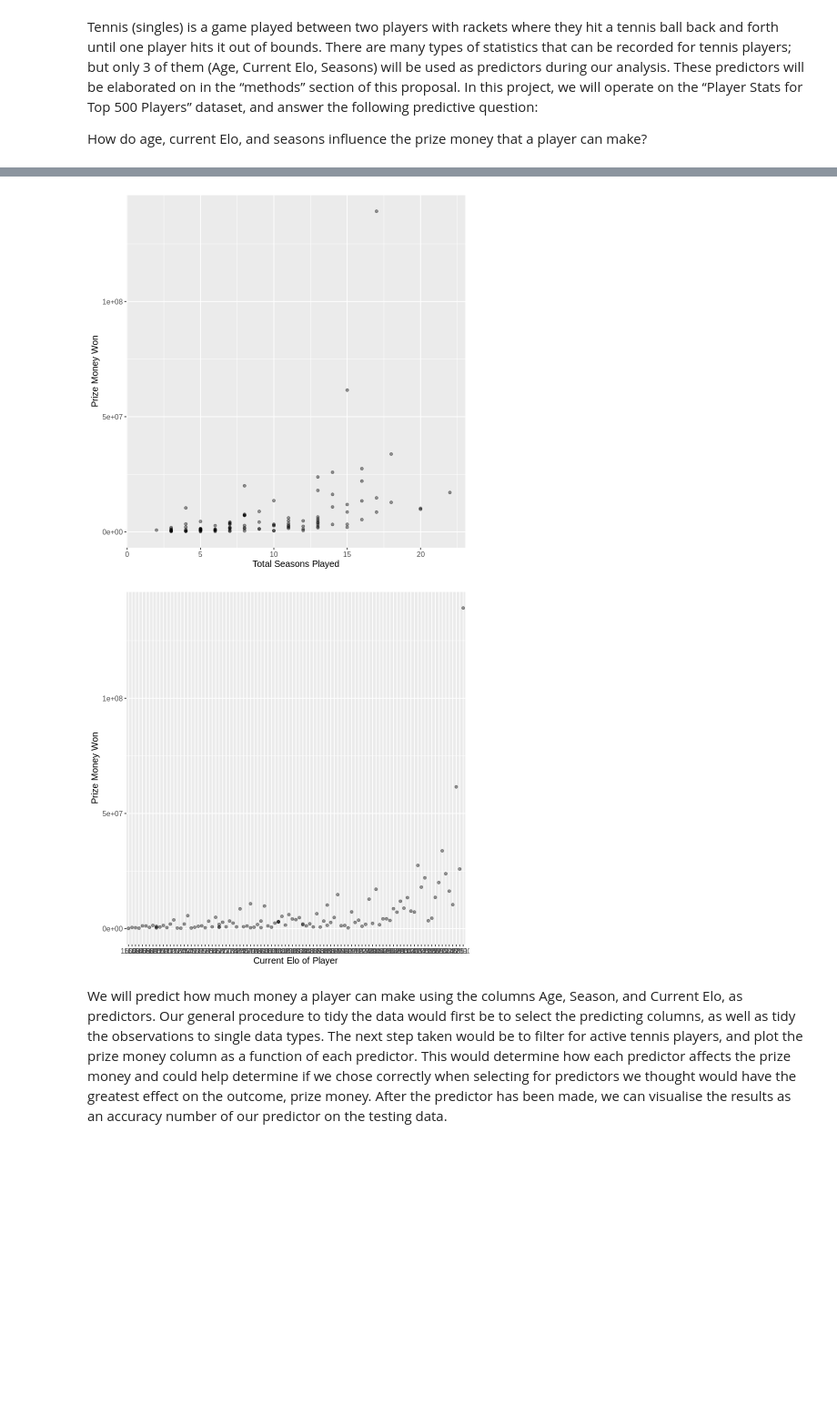
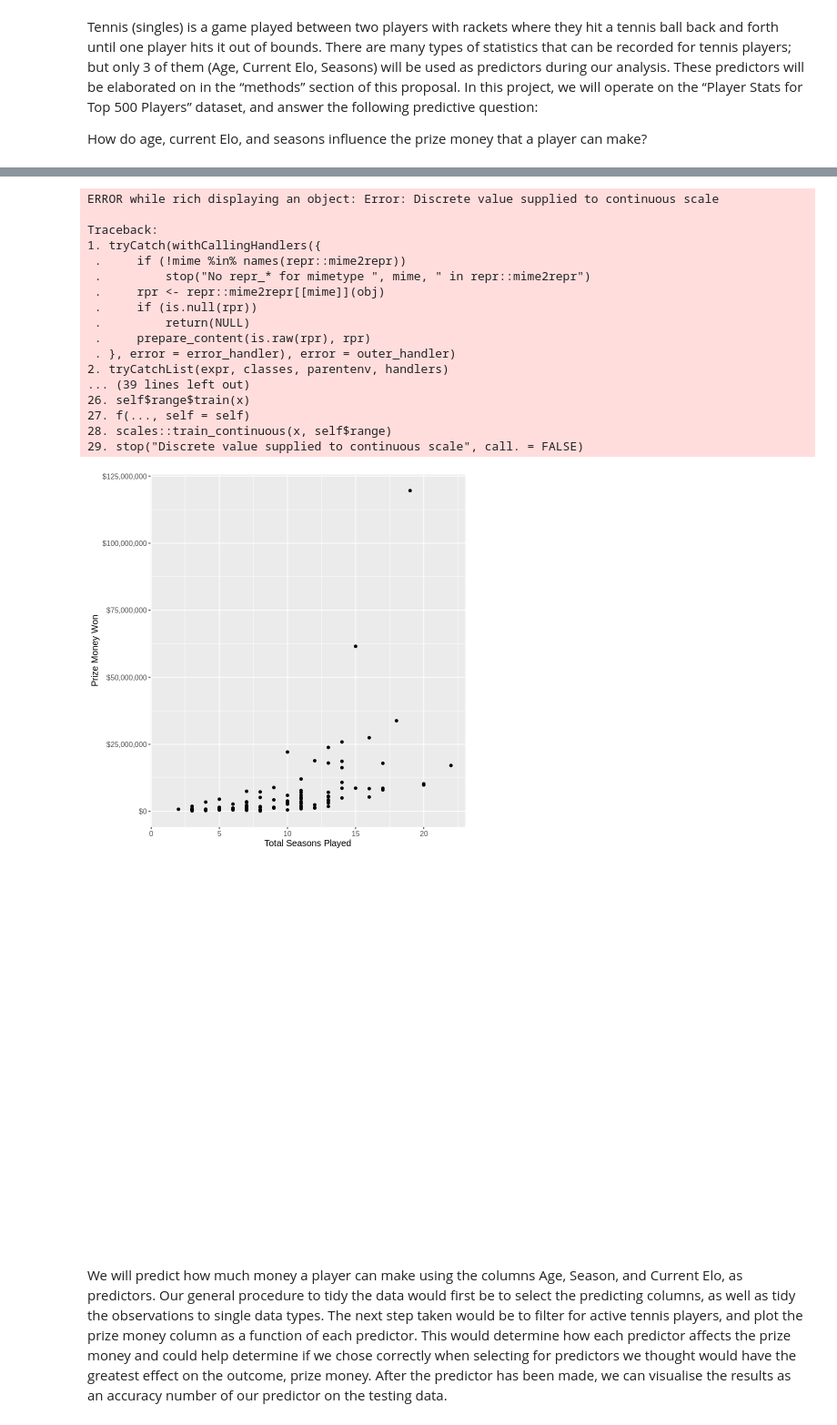
Before and after one commit to harmonyam/dsci100_project, a Jupyter notebook: project_proposal.ipynb, the cells around one changed output, grey strips where cells are left out. Shown at 91% size. Drawn from its saved outputs; the diff is of its cells as text; code cells hidden in the pictures; blank space fills up the shorter version.

Commit message:
Tried to fix plots.

```diff
--- a/project_proposal.ipynb
+++ b/project_proposal.ipynb
@@ -26,27 +26,30 @@ player_stats_test <- testing(player_stats_split)
 player_stats_train
 
 player_age_plot <- ggplot(player_stats_train, aes(x = Age, y = Prize.Money)) +
-  geom_point(alpha = 0.4) +
+  geom_point() +
   xlab("Age of Player (years)") +
   ylab("Prize Money Won") +
+  scale_y_continuous(labels = dollar_format()) +
   theme(text = element_text(size = 12))
 
-player_age_plot
-
 player_seasons_plot <- ggplot(player_stats_train, aes(x = Seasons, y = Prize.Money)) +
-  geom_point(alpha = 0.4) +
+  geom_point() +
   xlab("Total Seasons Played") +
   ylab("Prize Money Won") +
+  scale_y_continuous(labels = dollar_format()) +
   theme(text = element_text(size = 12))
 
-player_seasons_plot
-
 player_elo_plot <- ggplot(player_stats_train, aes(x = Current.Elo.Rank, y = Prize.Money)) +
-  geom_point(alpha = 0.4) +
+  geom_point() +
   xlab("Current Elo of Player") +
   ylab("Prize Money Won") +
-  theme(text = element_text(size = 12))
+  scale_y_continuous(labels = dollar_format()) +
+  scale_x_continuous(breaks = c(500, 1000, 1500, 2000))
+  theme(text = element_text(size = 10)) + theme(axis.text.x = element_text(angle = 90, hjust = 1))
 
+
+player_age_plot
+player_seasons_plot
 player_elo_plot
 # %% [output]
 New names:
@@ -88,5 +106,22 @@ Warning message:
+ERROR while rich displaying an object: Error: Discrete value supplied to continuous scale
+
+Traceback:
+1. tryCatch(withCallingHandlers({
+ .     if (!mime %in% names(repr::mime2repr))
+ .         stop("No repr_* for mimetype ", mime, " in repr::mime2repr")
+ .     rpr <- repr::mime2repr[[mime]](obj)
+ .     if (is.null(rpr))
+ .         return(NULL)
+ .     prepare_content(is.raw(rpr), rpr)
+ . }, error = error_handler), error = outer_handler)
+2. tryCatchList(expr, classes, parentenv, handlers)
+... (39 lines left out)
+26. self$range$train(x)
+27. f(..., self = self)
+28. scales::train_continuous(x, self$range)
+29. stop("Discrete value supplied to continuous scale", call. = FALSE)
-[figure, old version]
+[figure, new version]
-[figure, old version]
+[figure, new version]
 # %% [markdown]
 We will predict how much money a player can make using the columns Age, Season, and Current Elo, as predictors. Our general procedure to tidy the data would first be to select the predicting columns, as well as tidy the observations to single data types. The next step taken would be to filter for active tennis players, and plot the prize money column as a function of each predictor. This would determine how each predictor affects the prize money and could help determine if we chose correctly when selecting for predictors we thought would have the greatest effect on the outcome, prize money. After the predictor has been made, we can visualise the results as an accuracy number of our predictor on the testing data.
 # %% [markdown]
```
Also changed, not shown: parts of 1 cell of this notebook.
